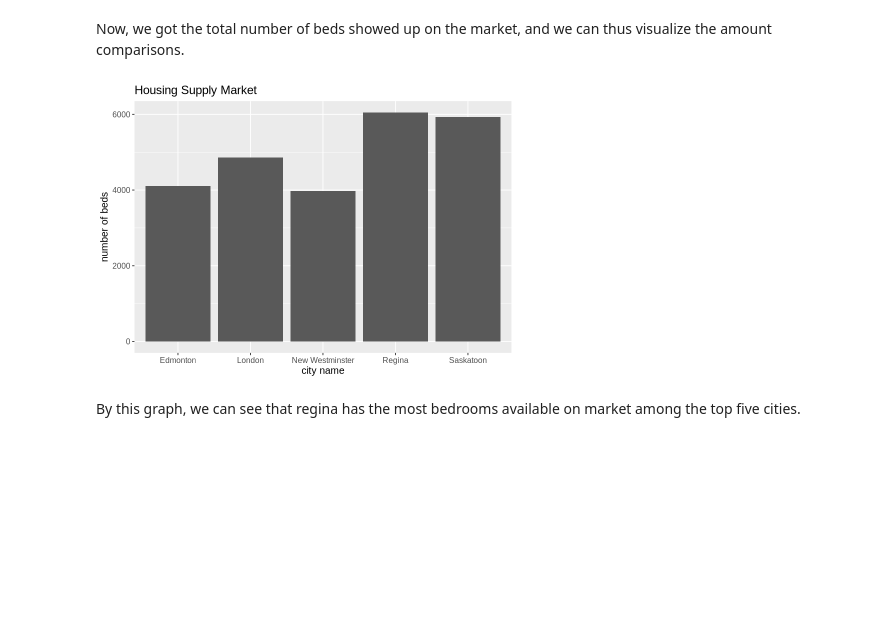
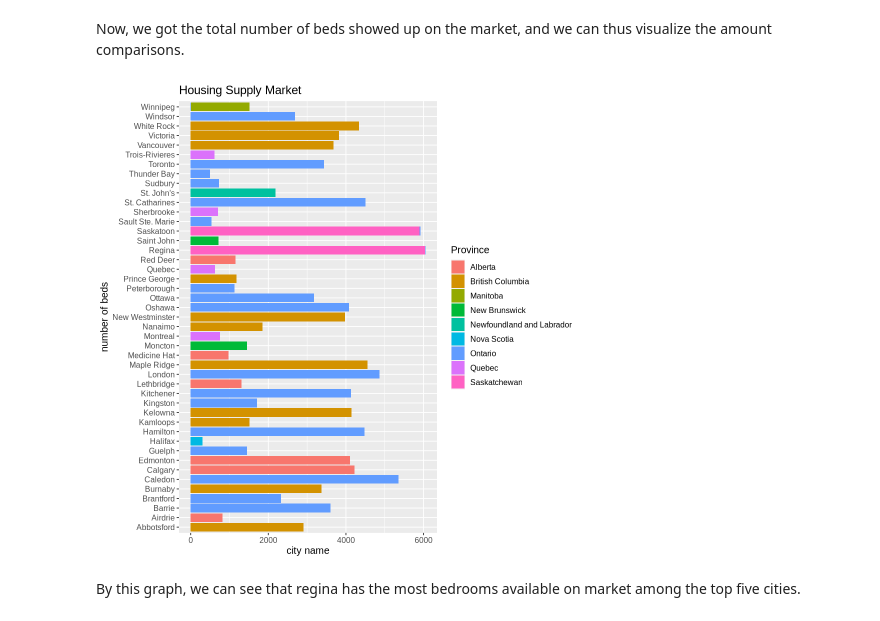
Before and after one commit to slappyslop/dsci-100-002-033, a Jupyter notebook: viz1.ipynb, the cells around one changed output. Saved outputs shown, nothing was run; the diff lists cells and outputs as text; code cells hidden in the pictures; blank space fills up the shorter version.

```diff
--- a/viz1.ipynb
+++ b/viz1.ipynb
@@ -94,9 +83,8 @@ A tibble: 31 × 1
 | 19 |
 # %%
 num_beds<- housing_data|>
-           filter(City %in% top_5)|>
-           select(City, Number_Beds)|>
-           group_by(City)|>
+           select(City, Province, Number_Beds)|>
+           group_by(City, Province)|>
            summarize(Number_Beds = sum(Number_Beds))
 num_beds
 # %% [output]
@@ -111,15 +112,15 @@ A tibble: 5 × 2
 # %% [markdown]
 Now, we got the total number of beds showed up on the market, and we can thus visualize the amount comparisons.
 # %%
-options(repr.plot.height = 5, repr.plot.width = 7)
+options(repr.plot.height = 8, repr.plot.width = 8)
 beds_bar <- num_beds|>
-            ggplot(aes(x = City, y = Number_Beds))+
+            ggplot(aes(y = City, x = Number_Beds, fill = Province))+
             geom_bar(stat = "identity")+
             labs(x = "city name", y = "number of beds")+
             ggtitle("Housing Supply Market")+
             theme(text = element_text(size = 12))
 beds_bar
 # %% [output]
-[figure, old version]
+[figure, new version]
 # %% [markdown]
 By this graph, we can see that regina has the most bedrooms available on market among the top five cities.
```
Also changed, not shown: parts of 5 cells of this notebook.
